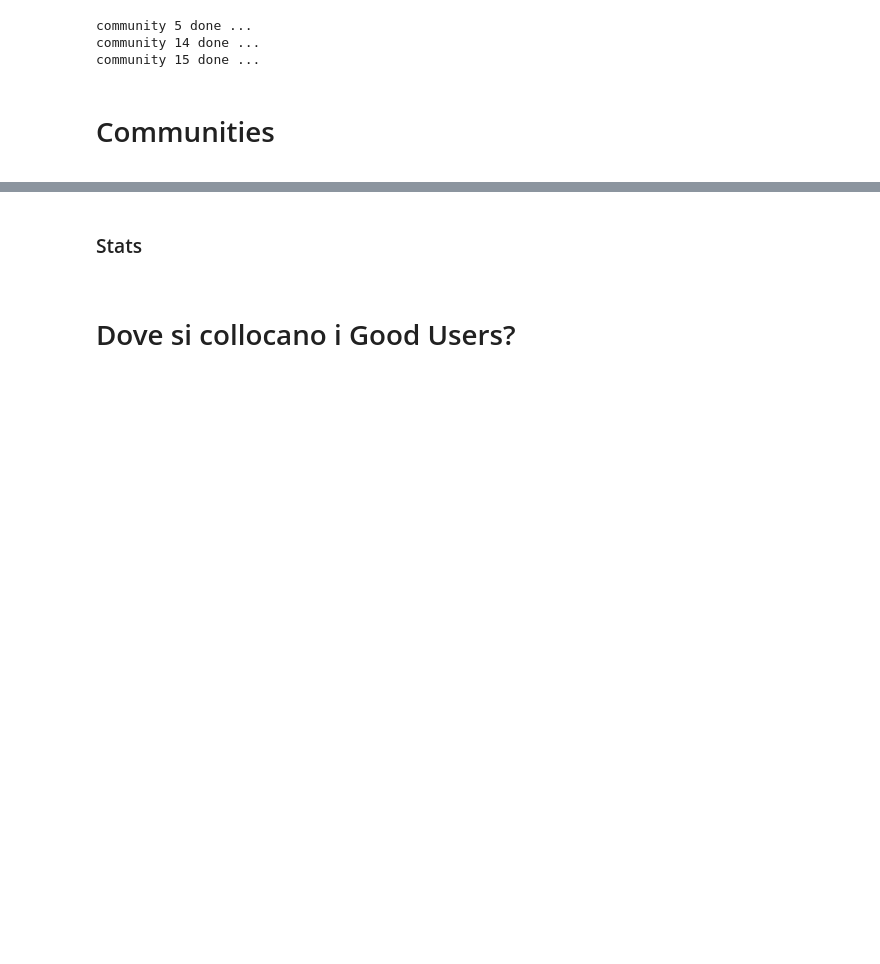
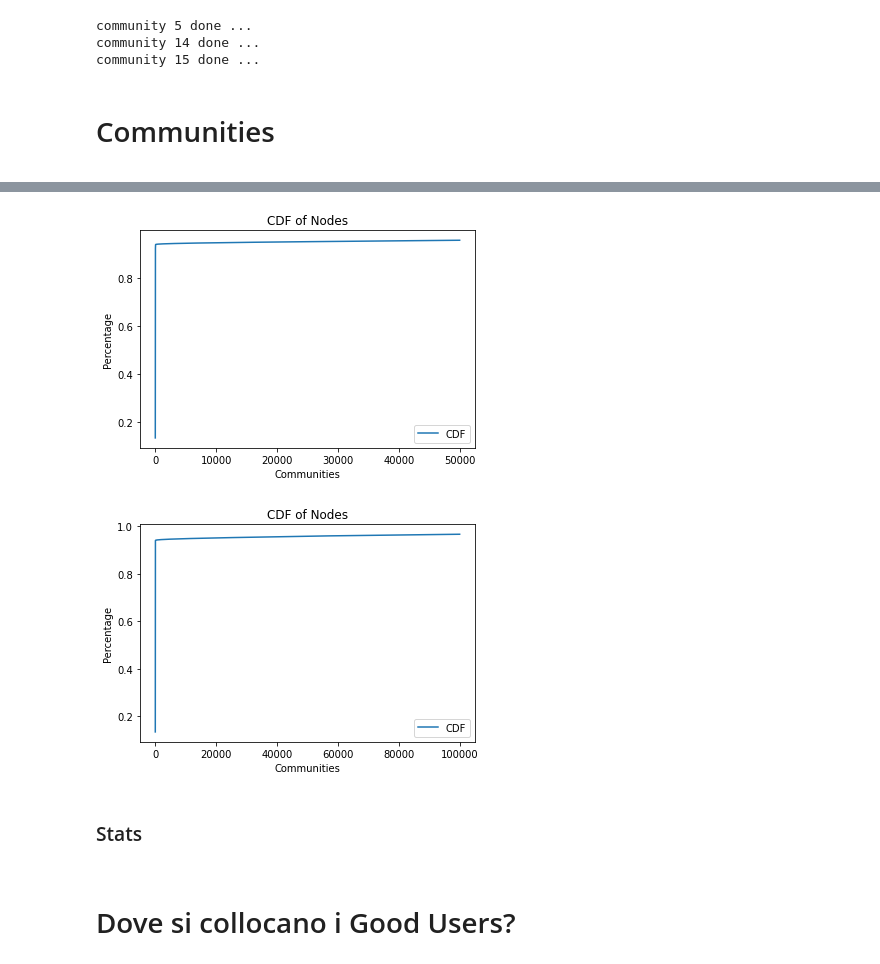
Before and after one commit to gi-ux/BachelorProject, a Jupyter notebook: notebook/network/Retweet_Network.ipynb, the cells around one changed output, grey strips where cells are left out. Drawn from its saved outputs; the diff is of its cells as text; code cells hidden in the pictures; blank space fills up the shorter version.

```diff
--- a/notebook/network/Retweet_Network.ipynb
+++ b/notebook/network/Retweet_Network.ipynb
@@ -115,7 +115,7 @@ partition
 ### Load files
 <a id="load"/>
 # %%
-path_degrees = glob.glob("F:/Supsi/COVID-19-Tweets/large_files/rt_network/*degree*.json")
+path_degrees = glob.glob("F:/Supsi/COVID-19-Tweets/large_files/rt_network/louvain/big_network/*degree*.json")
 path_communities = glob.glob("F:/Supsi/COVID-19-Tweets/large_files/rt_network/louvain/big_network/louvain_comm*.json")
 # %%
 start_time = time.perf_counter()
@@ -371,0 +489,13 @@ good_dozen = pd.read_csv(path_disinform[0] + "all_good_users.csv")
+# %%
+# communities = []
+# for i in louvain:
+#     communities.append(louvain.get(i))
+val = pd.Series(communities).value_counts().sort_values(ascending=False)
+comm = list(val.keys())
+nodes = list(val.values)
+x = pd.DataFrame(list(zip(comm,nodes)), columns=["value", "frequency"])
+x['pdf'] = x['frequency'] / sum(x['frequency'])
+# CDF
+x['cdf'] = x['pdf'].cumsum()
+x = x.reset_index()
+x
@@ -372,3 +516,19 @@ good_dozen = pd.read_csv(path_disinform[0] + "all_good_users.csv")
+# %%
+plt.plot(x["cdf"][:50000], label="CDF")
+plt.legend()
+plt.title("CDF of Nodes")
+plt.ylabel("Percentage")
+plt.xlabel("Communities")
+plt.show()
+plt.plot(x["cdf"][:100000], label="CDF")
+plt.legend()
+plt.title("CDF of Nodes")
+plt.ylabel("Percentage")
+plt.xlabel("Communities")
+plt.show()
+# %% [output]
+[figure, added]
+[figure, added]
 # %% [markdown]
 ### Stats
 <a id="stats"/>
```
Also changed, not shown: parts of 14 cells of this notebook, 6 other files.
